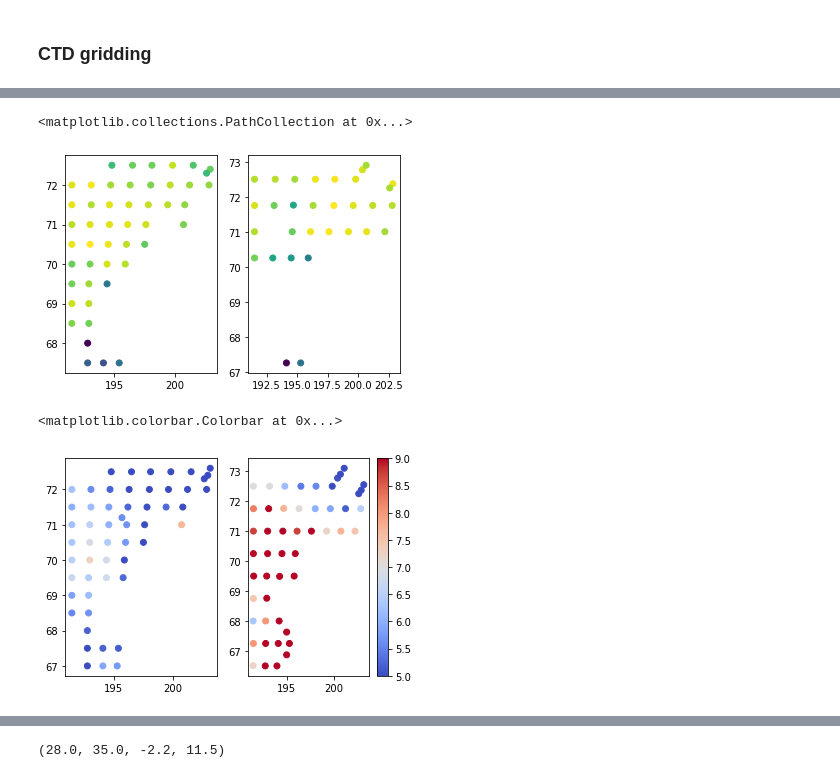
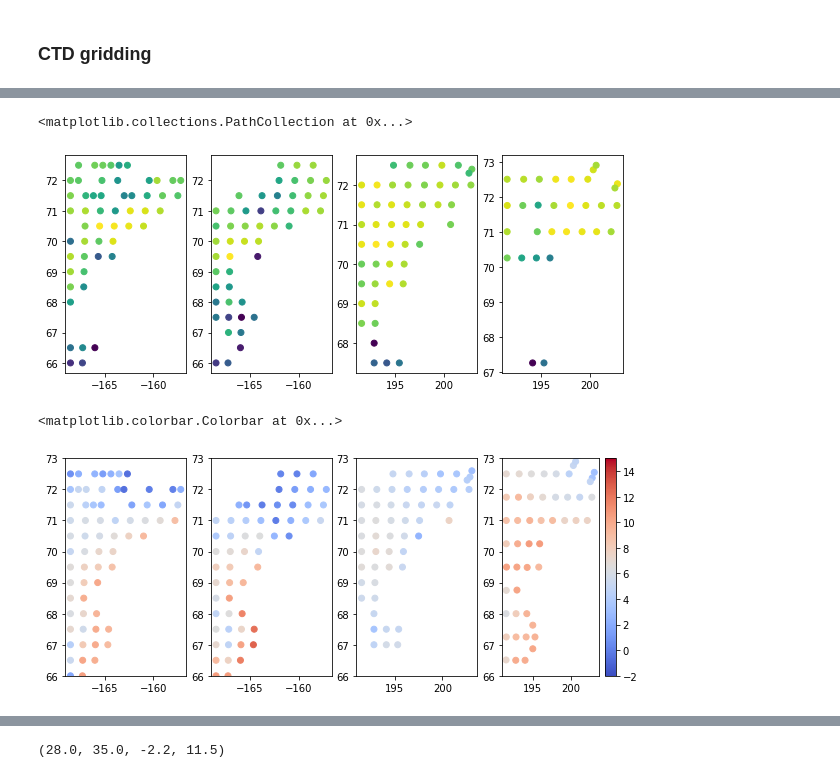
Before and after one commit to leviner/ChukchiTimeSeries, a Jupyter notebook: code/F5_envAssoc.ipynb, the cells around one changed output, grey strips where cells are left out. Saved outputs shown, nothing was run; the diff lists cells and outputs as text; code cells hidden in the pictures.

Commit message:
2012 and 2013 ctd radius and stat form

```diff
--- a/code/F5_envAssoc.ipynb
+++ b/code/F5_envAssoc.ipynb
@@ -183,17 +214,32 @@ dfStat2019 = dfStat[dfStat.time.dt.year == 2019]
+# %%
+dfStat = pd.read_csv('catchAnalysis/analysisFiles/dfStat.csv')
+dfStat['time'] = pd.to_datetime(dfStat.time)
+dfStat2017 = dfStat[dfStat.Year == 2017]
+dfStat2019 = dfStat[dfStat.Year == 2019]
+dfStat2012 = dfStat[dfStat.Year == 2012]
+dfStat2013 = dfStat[dfStat.Year == 2013]
 # %%
 import matplotlib.pyplot as plt
-fig, [ax1,ax2] = plt.subplots(1,2)
-ax1.scatter(dfStat2017.longitude, dfStat2017.latitude, c=np.log(dfStat2017.meanAcod))
-ax2.scatter(dfStat2019.longitude, dfStat2019.latitude, c=np.log(dfStat2019.meanAcod))
+fig, [ax1,ax2,ax3,ax4] = plt.subplots(1,4,figsize=(10,4))
+ax1.scatter(dfStat2012.longitude, dfStat2012.latitude, c=np.log(dfStat2012.meanAcod))
+ax2.scatter(dfStat2013.longitude, dfStat2013.latitude, c=np.log(dfStat2013.meanAcod))
+ax3.scatter(dfStat2017.longitude, dfStat2017.latitude, c=np.log(dfStat2017.meanAcod))
+ax4.scatter(dfStat2019.longitude, dfStat2019.latitude, c=np.log(dfStat2019.meanAcod))
 # %% [output]
 <matplotlib.collections.PathCollection at 0x...>
-[figure, old version]
+[figure, new version]
 # %%
-import matplotlib.pyplot as plt
-fig, [ax1,ax2] = plt.subplots(1,2)
-ax1.scatter(dfStat2017.longitude, dfStat2017.latitude, c=dfStat2017.T_surf,vmin=5,vmax=9,cmap='coolwarm')
-a = ax2.scatter(dfStat2019.longitude, dfStat2019.latitude, c=dfStat2019.T_surf,vmin=5,vmax=9,cmap='coolwarm')
+
+fig, [ax1,ax2,ax3,ax4] = plt.subplots(1,4,figsize=(10,4))
+ax1.scatter(dfStat2012.longitude, dfStat2012.latitude, c=dfStat2012.T_surf,vmin=-2,vmax=15,cmap='coolwarm')
+ax1.set_ylim(66,73)
+a = ax2.scatter(dfStat2013.longitude, dfStat2013.latitude, c=dfStat2013.T_surf,vmin=-2,vmax=15,cmap='coolwarm')
+ax2.set_ylim(66,73)
+ax3.scatter(dfStat2017.longitude, dfStat2017.latitude, c=dfStat2017.T_surf,vmin=-2,vmax=15,cmap='coolwarm')
+ax3.set_ylim(66,73)
+a = ax4.scatter(dfStat2019.longitude, dfStat2019.latitude, c=dfStat2019.T_surf,vmin=-2,vmax=15,cmap='coolwarm')
+ax4.set_ylim(66,73)
 plt.colorbar(a)
 # %% [output]
 <matplotlib.colorbar.Colorbar at 0x...>
-[figure, old version]
+[figure, new version]
```
Also changed, not shown: parts of 11 cells of this notebook.
